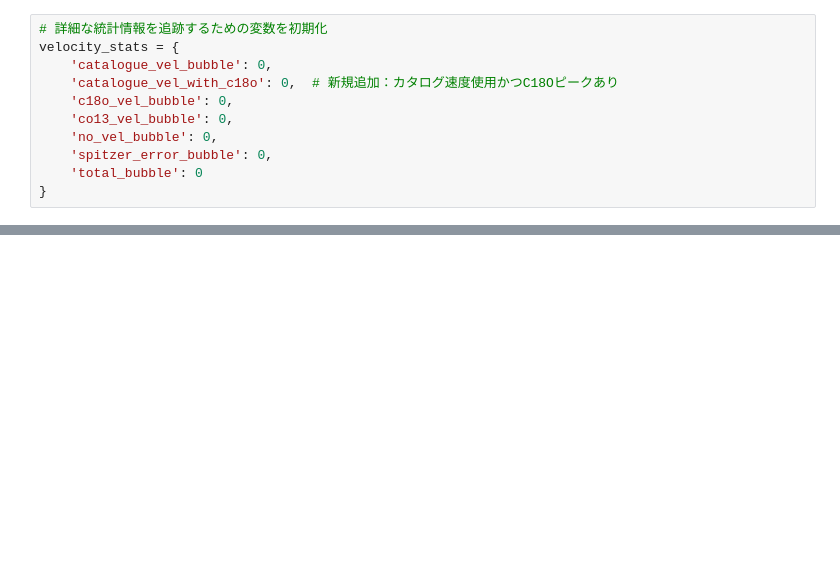
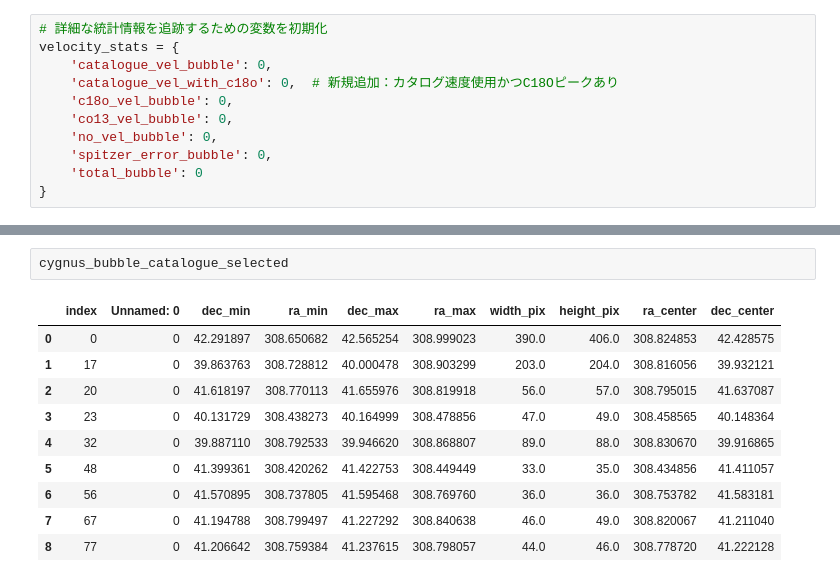
Before and after one commit to yudai-22/Cygnus-X_CAE, a Jupyter notebook: Bubble_analysis/C18Ospectrum_detection_cygnus-x.ipynb, the cells around one changed output, grey strips where cells are left out. Saved outputs shown, nothing was run; the diff lists cells and outputs as text; blank space fills up the shorter version.

```diff
--- a/Bubble_analysis/C18Ospectrum_detection_cygnus-x.ipynb
+++ b/Bubble_analysis/C18Ospectrum_detection_cygnus-x.ipynb
@@ -432,0 +206,13 @@ All processing complete.
+# %%
+cygnus_bubble_catalogue_selected
+# %% [output]
+|  | index | Unnamed: 0 | dec_min | ra_min | dec_max | ra_max | width_pix | height_pix | ra_center | dec_center |
+| 0 | 0 | 0 | 42.291897 | 308.650682 | 42.565254 | 308.999023 | 390.0 | 406.0 | 308.824853 | 42.428575 |
+| 1 | 17 | 0 | 39.863763 | 308.728812 | 40.000478 | 308.903299 | 203.0 | 204.0 | 308.816056 | 39.932121 |
+| 2 | 20 | 0 | 41.618197 | 308.770113 | 41.655976 | 308.819918 | 56.0 | 57.0 | 308.795015 | 41.637087 |
+| 3 | 23 | 0 | 40.131729 | 308.438273 | 40.164999 | 308.478856 | 47.0 | 49.0 | 308.458565 | 40.148364 |
+| 4 | 32 | 0 | 39.887110 | 308.792533 | 39.946620 | 308.868807 | 89.0 | 88.0 | 308.830670 | 39.916865 |
+| 5 | 48 | 0 | 41.399361 | 308.420262 | 41.422753 | 308.449449 | 33.0 | 35.0 | 308.434856 | 41.411057 |
+| 6 | 56 | 0 | 41.570895 | 308.737805 | 41.595468 | 308.769760 | 36.0 | 36.0 | 308.753782 | 41.583181 |
+| 7 | 67 | 0 | 41.194788 | 308.799497 | 41.227292 | 308.840638 | 46.0 | 49.0 | 308.820067 | 41.211040 |
+| 8 | 77 | 0 | 41.206642 | 308.759384 | 41.237615 | 308.798057 | 44.0 | 46.0 | 308.778720 | 41.222128 |
```
Also changed, not shown: parts of 11 cells of this notebook.
